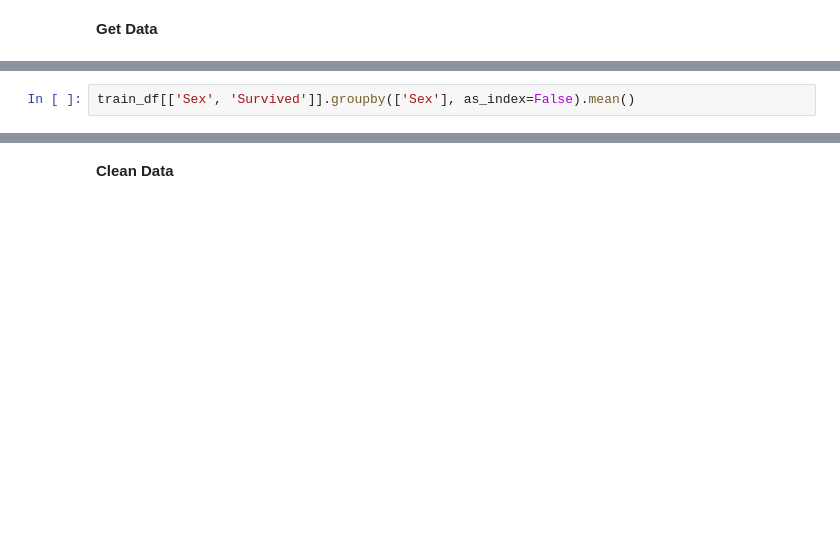
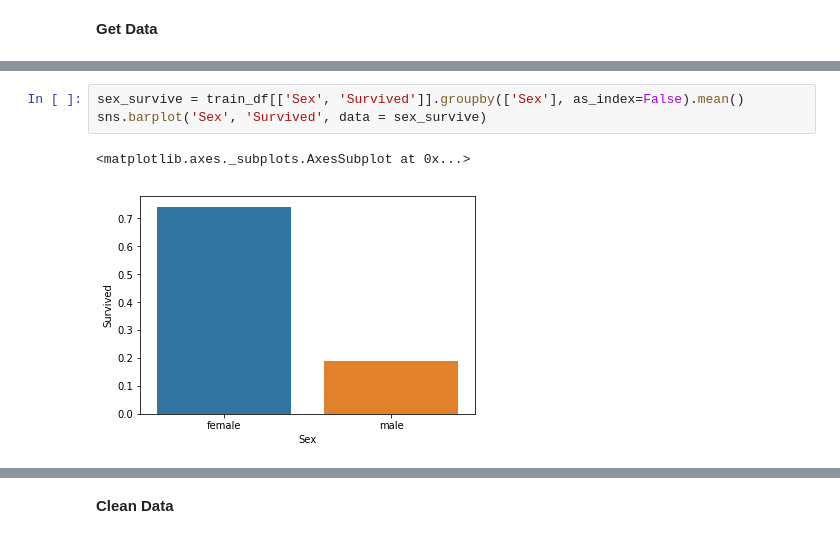
Before and after one commit to forgetz/KaggleTitanic, a Jupyter notebook: titanic.ipynb, the cells around one changed output, grey strips where cells are left out. Cells and saved outputs as stored; diff of their text form; blank space fills up the shorter version.

```diff
--- a/titanic.ipynb
+++ b/titanic.ipynb
@@ -36,2 +79,6 @@ train_df[['Pclass', 'Survived']].groupby(['Pclass'], as_index=False).mean()
 # %%
-train_df[['Sex', 'Survived']].groupby(['Sex'], as_index=False).mean()
+sex_survive = train_df[['Sex', 'Survived']].groupby(['Sex'], as_index=False).mean()
+sns.barplot('Sex', 'Survived', data = sex_survive)
+# %% [output]
+<matplotlib.axes._subplots.AxesSubplot at 0x...>
+[figure, added]
```
Also changed, not shown: parts of 34 cells of this notebook.
